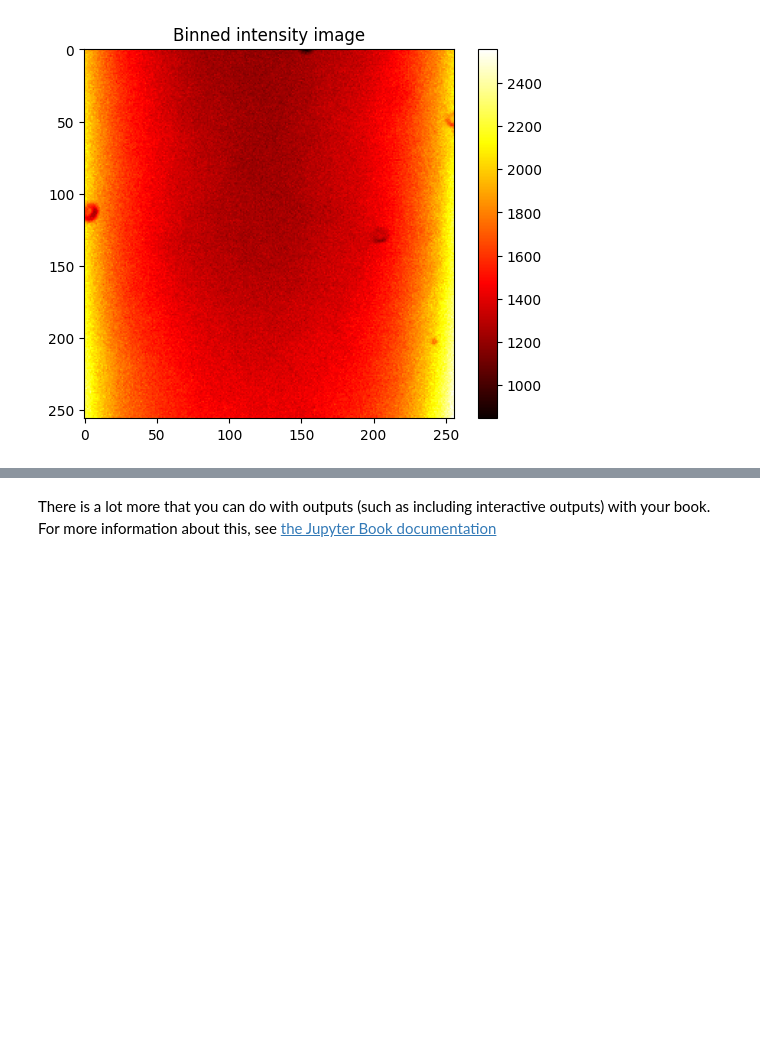
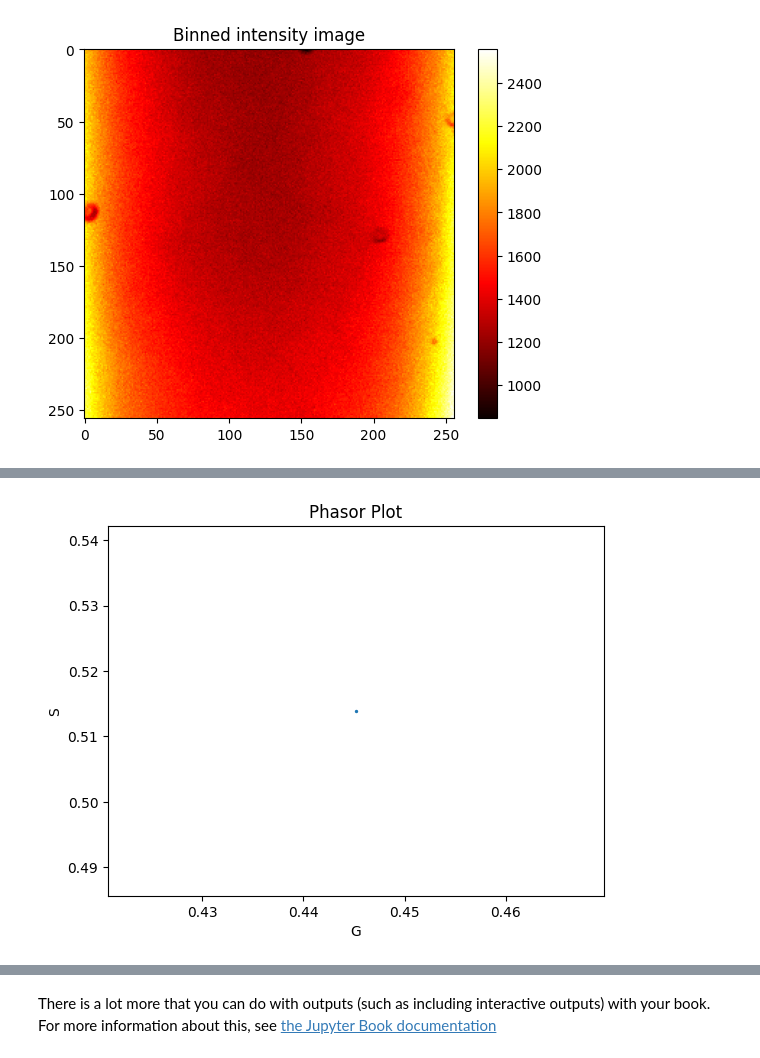
Before and after one commit to IPHYS-BIF/Animal_course_2024_jupiter_notebook, a Jupyter notebook: animal_course_2024/FLIM_notebooks.ipynb, the cells around one changed output, grey strips where cells are left out. Saved outputs shown, nothing was run; the diff lists cells and outputs as text; code cells hidden in the pictures; blank space fills up the shorter version.

```diff
--- a/animal_course_2024/FLIM_notebooks.ipynb
+++ b/animal_course_2024/FLIM_notebooks.ipynb
@@ -124,0 +140,21 @@ fig.tight_layout()
+# %%
+# Laser frequency input
+f_laser = 80e6
+omega = 2 * np.pi * f_laser
+
+# Time vector
+t = sliced_time*1e-9
+
+# Calculate the phasor coordinates
+g = np.sum(sliced_data * np.cos(omega * t)) / np.sum(sliced_data)
+s = np.sum(sliced_data * np.sin(omega * t)) / np.sum(sliced_data)
+
+# Plot the phasor plot
+fig, ax = plt.subplots(1,1)
+ax.scatter(g, s, s=2)
+ax.set_xlabel('G')
+ax.set_ylabel('S')
+ax.set_title('Phasor Plot')
+plt.show()
+# %% [output]
+[figure, added]
```
Also changed, not shown: parts of 4 cells of this notebook.
